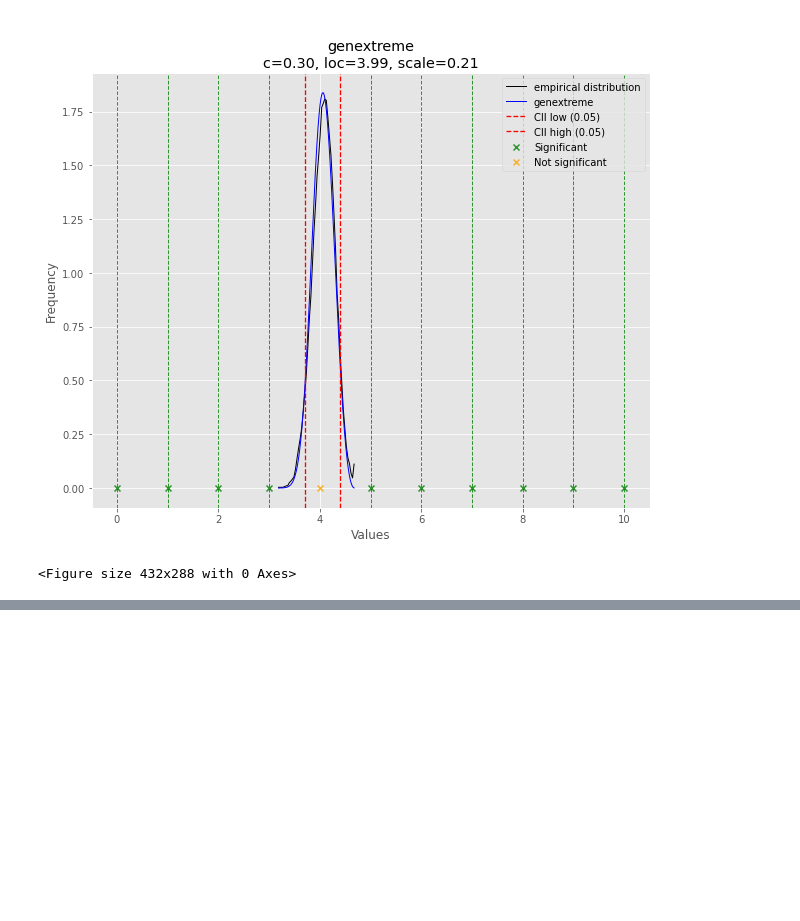
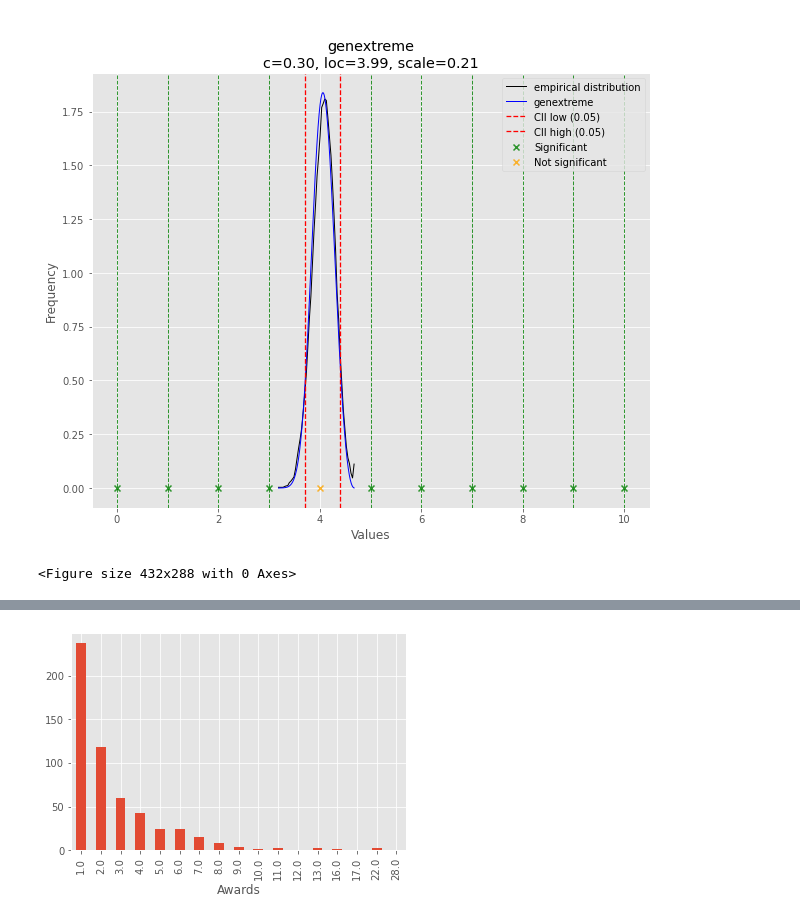
Before and after one commit to lorenzodemiri/Project_Snape, a Jupyter notebook: GroupByYear.ipynb, the cells around one changed output, grey strips where cells are left out. Cells and saved outputs as stored; diff of their text form; code cells hidden in the pictures; blank space fills up the shorter version.

```diff
--- a/GroupByYear.ipynb
+++ b/GroupByYear.ipynb
@@ -427,0 +469,6 @@ plt.savefig('bestfit_ratings.jpg')
+# %%
+data_aw = books.groupby('Awards')['Awards'].count().transpose().plot(kind='bar')
+
+plt.savefig('bookawards.jpg')
+# %% [output]
+[figure, added]
```
Also changed, not shown: parts of 8 cells of this notebook, 2 other files.
